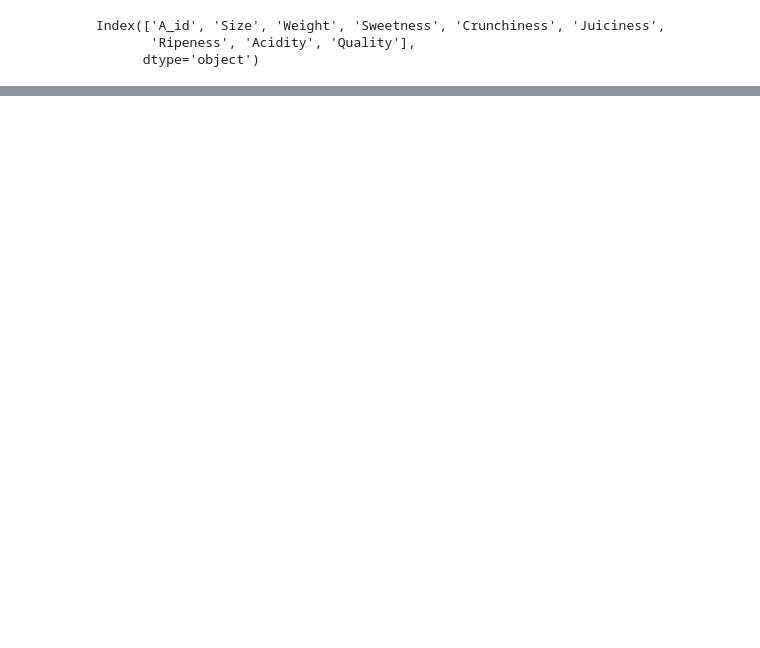
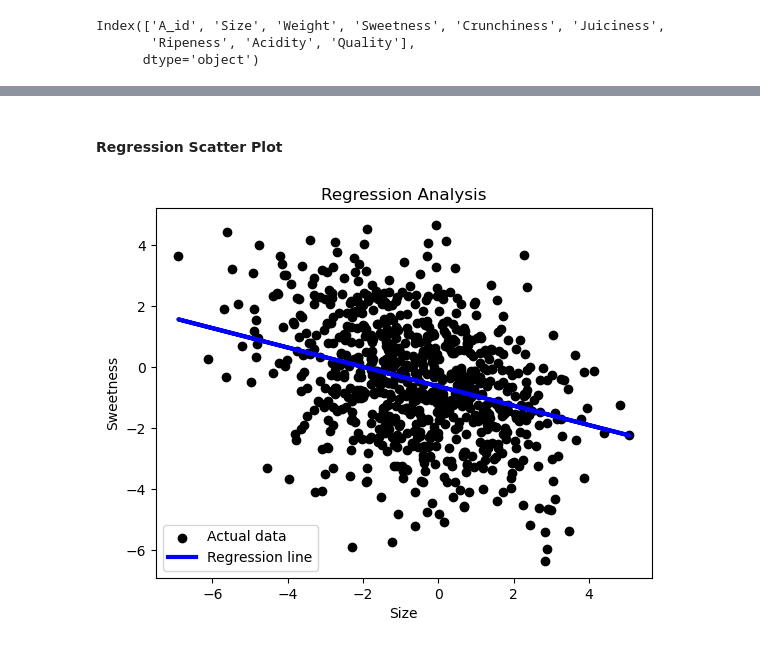
Before and after one commit to Kym-e/Coursework2, a Jupyter notebook: Coursework2.ipynb, the cells around one changed output, grey strips where cells are left out. Saved outputs shown, nothing was run; the diff lists cells and outputs as text; code cells hidden in the pictures; blank space fills up the shorter version.

```diff
--- a/Coursework2.ipynb
+++ b/Coursework2.ipynb
@@ -1473,18 +1474,15 @@ The regression equation allows us to make predictions and understand how changes
 # %%
 from sklearn.model_selection import train_test_split
+from sklearn.linear_model import LinearRegression
 
 def split_data(x_col, y_col):
     # Split the data into independent and dependent variables
-    x = apple_quality[x_col]
-    y = apple_quality[y_col]
+    x = apple_quality[[x_col]]
+    y = apple_quality[[y_col]]
 
     # Split the data into training and testing sets
     x_train, x_test, y_train, y_test = train_test_split(x, y, test_size=0.2)
 
-    # Display the shapes of the training and testing sets
-    print(f"Training set shape: {x_train.shape}, {y_train.shape}")
-    print(f"Testing set shape: {x_test.shape}, {y_test.shape}")
-
     return x_train, x_test, y_train, y_test
 # %%
 apple_quality.columns
@@ -1595,0 +1642,24 @@ R-squared: 0.09900995267348345
+# %% [markdown]
+#### Regression Scatter Plot
+# %%
+import matplotlib.pyplot as plt
+
+# [0] = x_train, [1] = x_test, [2] = y_train, [3] = y_test
+
+x_train = size_sweetness[0]
+x_test = size_sweetness[1]
+y_train = size_sweetness[2]
+y_test = size_sweetness[3]
+
+y_pred = size_sweetness_model.predict(x_test)
+
+# Plot the regression line for the highest R-score (Size vs Sweetness)
+plt.scatter(x_test, y_test, color='black', label='Actual data')
+plt.plot(x_test, y_pred, color='blue', linewidth=3, label='Regression line')
+plt.xlabel('Size')
+plt.ylabel('Sweetness')
+plt.title('Regression Analysis')
+plt.legend()
+plt.show()
+# %% [output]
+[figure, added]
```
Also changed, not shown: parts of 24 cells of this notebook, 1 other file.
